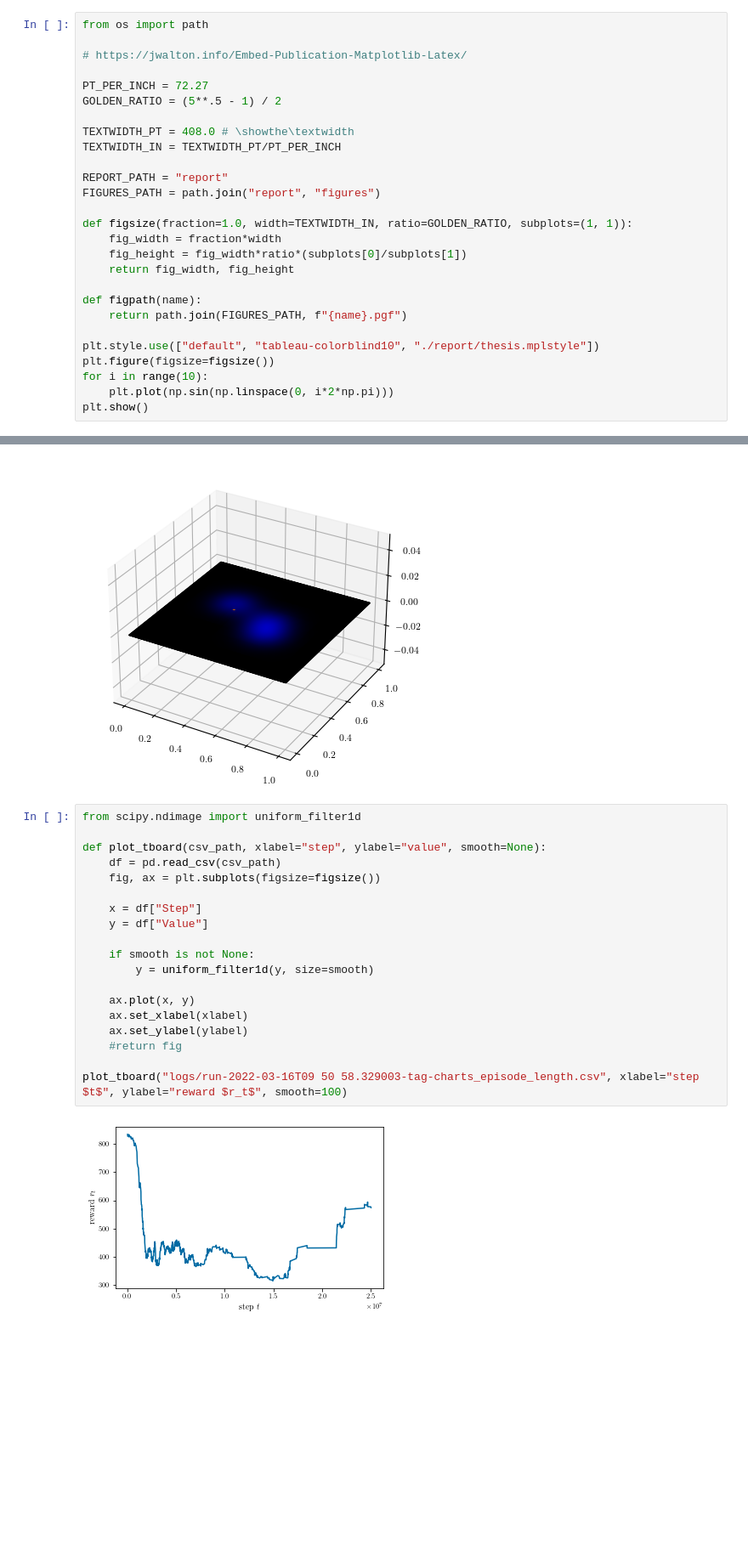
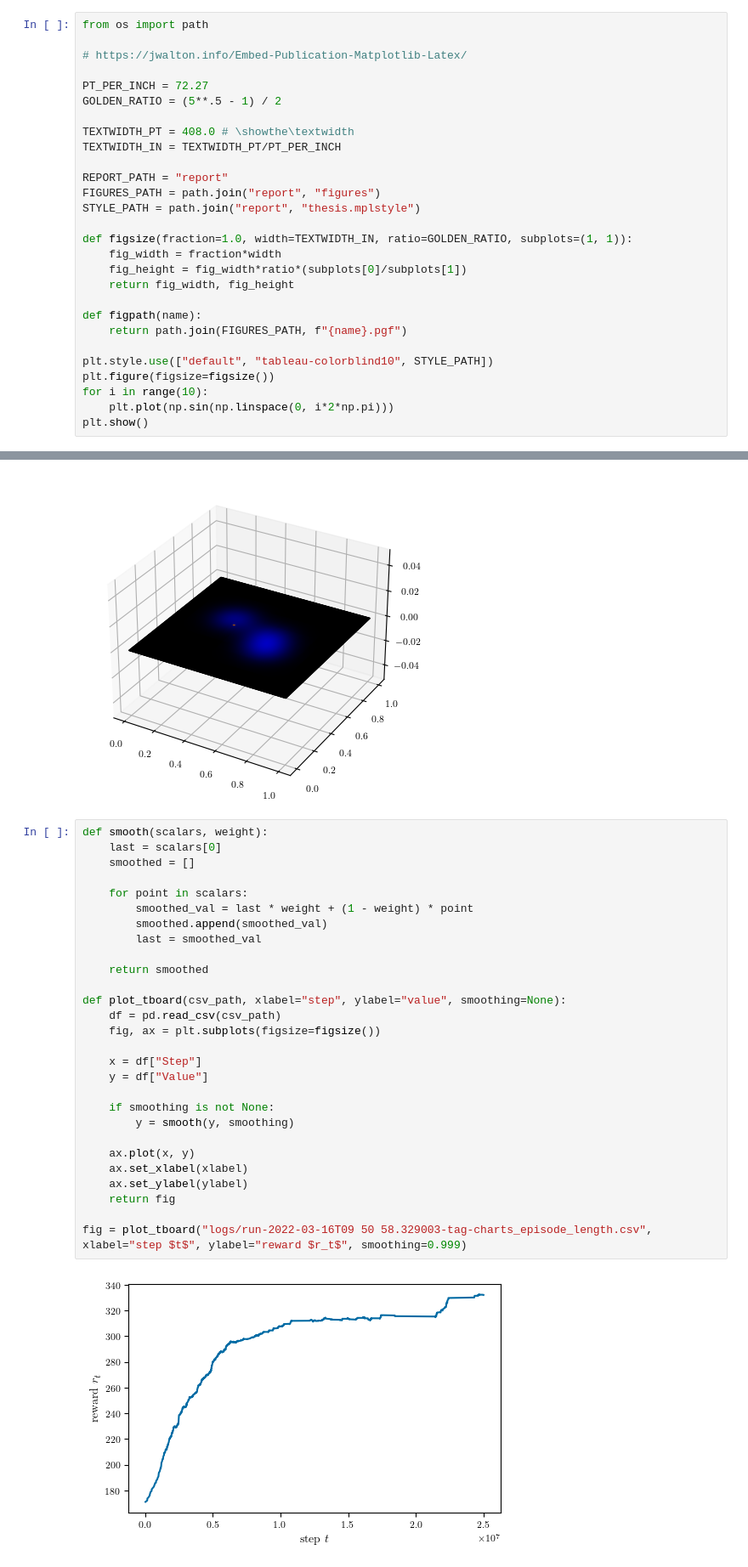
Before and after one commit to fumlig/visualsearch, a Jupyter notebook: plot.ipynb, the cells around one changed output, grey strips where cells are left out. Shown at 85% size. Cells and saved outputs as stored; diff of their text form; blank space fills up the shorter version.

Commit message:
fix smoothing in plotting

```diff
--- a/plot.ipynb
+++ b/plot.ipynb
@@ -20,6 +20,7 @@ TEXTWIDTH_IN = TEXTWIDTH_PT/PT_PER_INCH
 
 REPORT_PATH = "report"
 FIGURES_PATH = path.join("report", "figures")
+STYLE_PATH = path.join("report", "thesis.mplstyle")
 
 def figsize(fraction=1.0, width=TEXTWIDTH_IN, ratio=GOLDEN_RATIO, subplots=(1, 1)):
     fig_width = fraction*width
@@ -29,7 +30,7 @@ def figsize(fraction=1.0, width=TEXTWIDTH_IN, ratio=GOLDEN_RATIO, subplots=(1, 1
 def figpath(name):
     return path.join(FIGURES_PATH, f"{name}.pgf")
 
-plt.style.use(["default", "tableau-colorblind10", "./report/thesis.mplstyle"])
+plt.style.use(["default", "tableau-colorblind10", STYLE_PATH])
 plt.figure(figsize=figsize())
 for i in range(10):
     plt.plot(np.sin(np.linspace(0, i*2*np.pi)))
@@ -102,23 +103,32 @@ ax.plot_surface(xx, yy, zz, rstride=1, cstride=1, facecolors=img/255)
 <mpl_toolkits.mplot3d.art3d.Poly3DCollection at 0x...>
 [figure]
 # %%
-from scipy.ndimage import uniform_filter1d
+def smooth(scalars, weight):
+    last = scalars[0]
+    smoothed = []
 
-def plot_tboard(csv_path, xlabel="step", ylabel="value", smooth=None):
+    for point in scalars:
+        smoothed_val = last * weight + (1 - weight) * point
+        smoothed.append(smoothed_val)
+        last = smoothed_val
+
+    return smoothed
+
+def plot_tboard(csv_path, xlabel="step", ylabel="value", smoothing=None):
     df = pd.read_csv(csv_path)
     fig, ax = plt.subplots(figsize=figsize())
 
     x = df["Step"]
     y = df["Value"]
 
-    if smooth is not None:
-        y = uniform_filter1d(y, size=smooth)
+    if smoothing is not None:
+        y = smooth(y, smoothing)
 
     ax.plot(x, y)
     ax.set_xlabel(xlabel)
     ax.set_ylabel(ylabel)
-    #return fig
+    return fig
 
-plot_tboard("logs/run-2022-03-16T09 50 58.329003-tag-charts_episode_length.csv", xlabel="step $t$", ylabel="reward $r_t$", smooth=100)
+fig = plot_tboard("logs/run-2022-03-16T09 50 58.329003-tag-charts_episode_length.csv", xlabel="step $t$", ylabel="reward $r_t$", smoothing=0.999)
 # %% [output]
-[figure, old version]
+[figure, new version]
```
